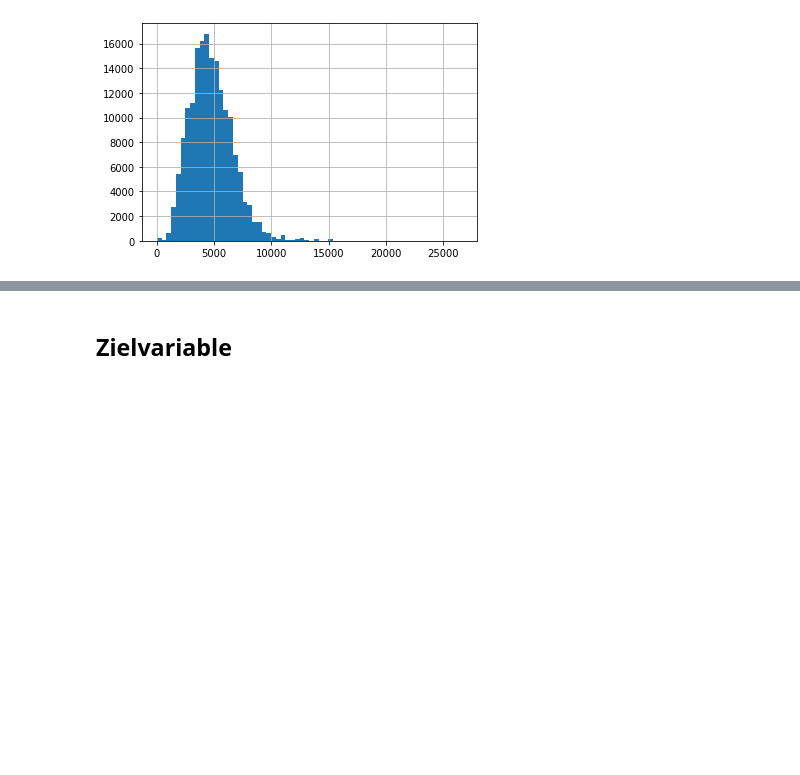
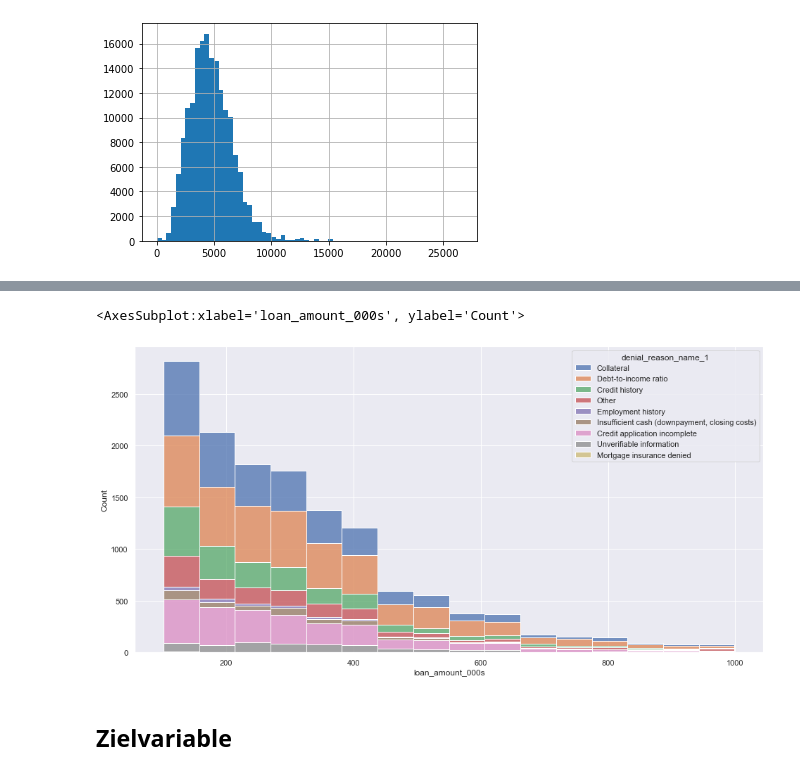
Before and after one commit to mrs-curi0sity/loan_data_challenge, a Jupyter notebook: eda_credit.ipynb, the cells around one changed output, grey strips where cells are left out. Cells and saved outputs as stored; diff of their text form; code cells hidden in the pictures; blank space fills up the shorter version.

```diff
--- a/eda_credit.ipynb
+++ b/eda_credit.ipynb
@@ -506,3 +534,9 @@ Zeitpunkt des Abschlusses
+# %%
+sns.histplot(df_credit_data[(df_credit_data.loan_amount_000s > 100)&(df_credit_data.loan_amount_000s < 1000)], x='loan_amount_000s',
+             bins=16, hue = 'denial_reason_name_1', multiple="stack")
+# %% [output]
+<AxesSubplot:xlabel='loan_amount_000s', ylabel='Count'>
+[figure, added]
 # %% [markdown]
 ## Zielvariable
 # %%
```
Also changed, not shown: parts of 16 cells of this notebook.
